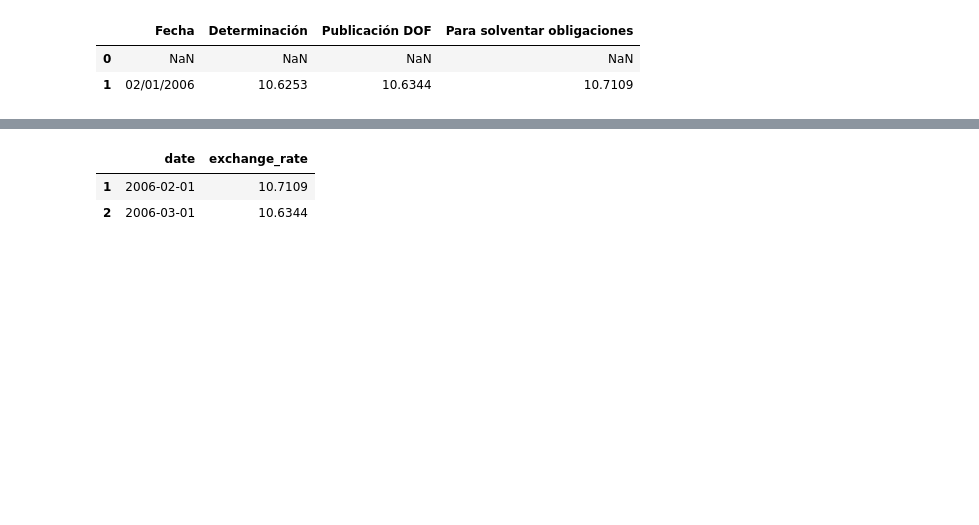
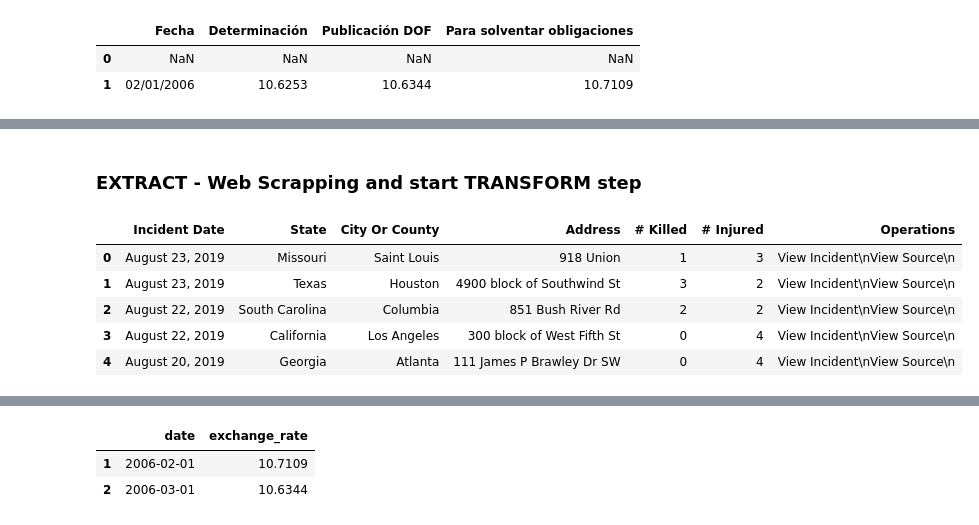
Before and after one commit to jorgelmarquez94/ETL_Project, a Jupyter notebook: ETL_ppt.ipynb, the cells around one changed output, grey strips where cells are left out. Drawn from its saved outputs; the diff is of its cells as text; code cells hidden in the pictures; blank space fills up the shorter version.

```diff
--- a/ETL_ppt.ipynb
+++ b/ETL_ppt.ipynb
@@ -33,0 +108,11 @@ tweets.head(2)
+# %% [markdown]
+### EXTRACT - Web Scrapping and start TRANSFORM step
+# %%
+df1.head()
+# %% [output]
+|  | Incident Date | State | City Or County | Address | # Killed | # Injured | Operations |
+| 0 | August 23, 2019 | Missouri | Saint Louis | 918 Union | 1 | 3 | View Incident\nView Source\n |
+| 1 | August 23, 2019 | Texas | Houston | 4900 block of Southwind St | 3 | 2 | View Incident\nView Source\n |
+| 2 | August 22, 2019 | South Carolina | Columbia | 851 Bush River Rd | 2 | 2 | View Incident\nView Source\n |
+| 3 | August 22, 2019 | California | Los Angeles | 300 block of West Fifth St | 0 | 4 | View Incident\nView Source\n |
+| 4 | August 20, 2019 | Georgia | Atlanta | 111 James P Brawley Dr SW | 0 | 4 | View Incident\nView Source\n |
```
Also changed, not shown: parts of 9 cells of this notebook.
